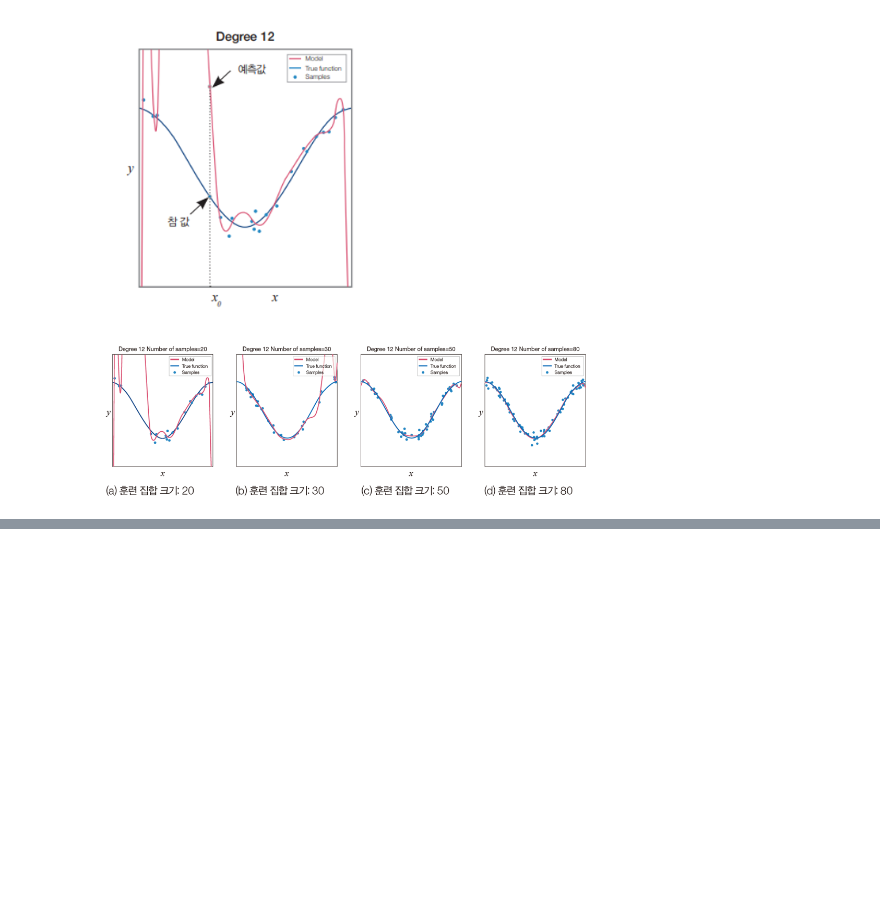
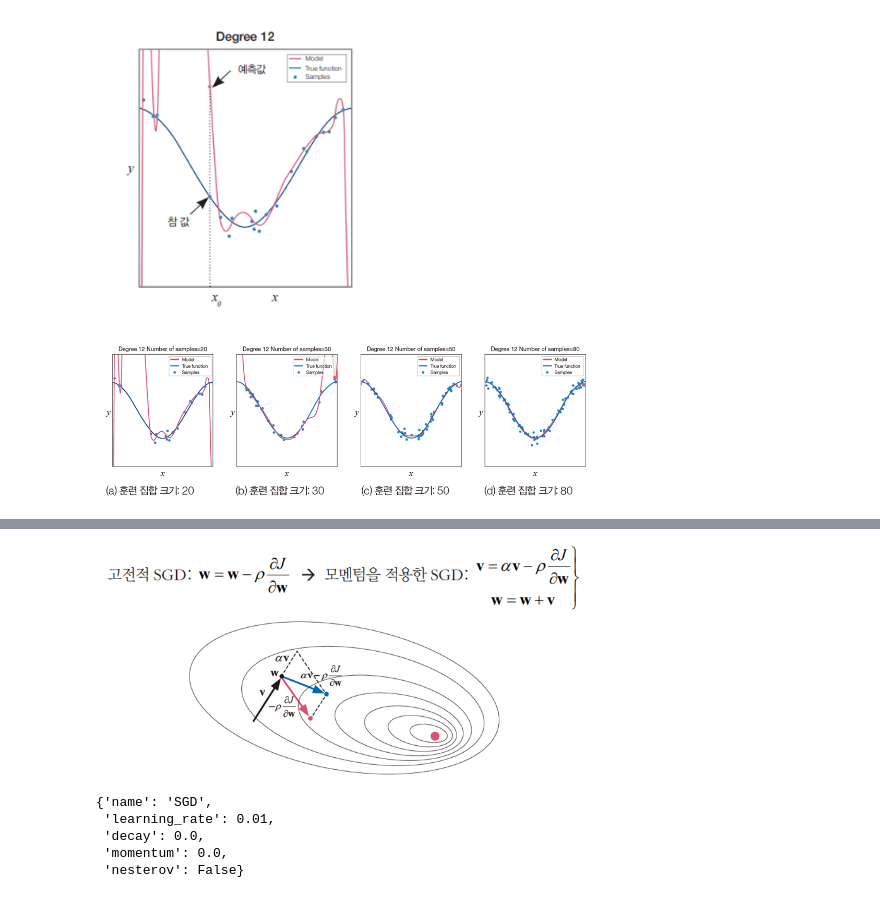
Before and after one commit to bigdataleeky/python, a Jupyter notebook: 20220421/20220421.ipynb, the cells around one changed output, grey strips where cells are left out. Cells and saved outputs as stored; diff of their text form; code cells hidden in the pictures; blank space fills up the shorter version.

```diff
--- a/20220421/20220421.ipynb
+++ b/20220421/20220421.ipynb
@@ -745,0 +764,12 @@ print(f"교차 엔트로피 정확률 { round(accuracy_corse[1]*100, 3) }")
+# %%
+
+# 물리에서 모멘텀
+# 이전의 운동량을 현재에반영(관성)
+# 옵티마이저에 적용하면 성능향상이 뚜렷함
+Image("https://raw.githubusercontent.com/bigdataleeky/python/main/image/45.PNG", width=500)
+# 원리
+# 이전 방향정보 V를 같이 고려( 알파는 [0,1] 사이에서조절)
+# 알파 = 0이면 고전적 SGD, 알파가 1에 가까울수록 이전 정보에 큰 가중치를 적용
+# 기본은 알파=0.5, 0.9
+# %% [output]
+[figure, added]
@@ -745,0 +784,11 @@ print(f"교차 엔트로피 정확률 { round(accuracy_corse[1]*100, 3) }")
+# %%
+from tensorflow.keras.optimizers import SGD
+# tensorflow.keras.optimizers.SGD(learning_rate=0.01, momentum=0.0,nesterov=False,name='SGD',**kwargs)
+model = SGD()
+model.get_config()
+# %% [output]
+{'name': 'SGD',
+ 'learning_rate': 0.01,
+ 'decay': 0.0,
+ 'momentum': 0.0,
+ 'nesterov': False}
```
Also changed, not shown: parts of 37 cells of this notebook.
